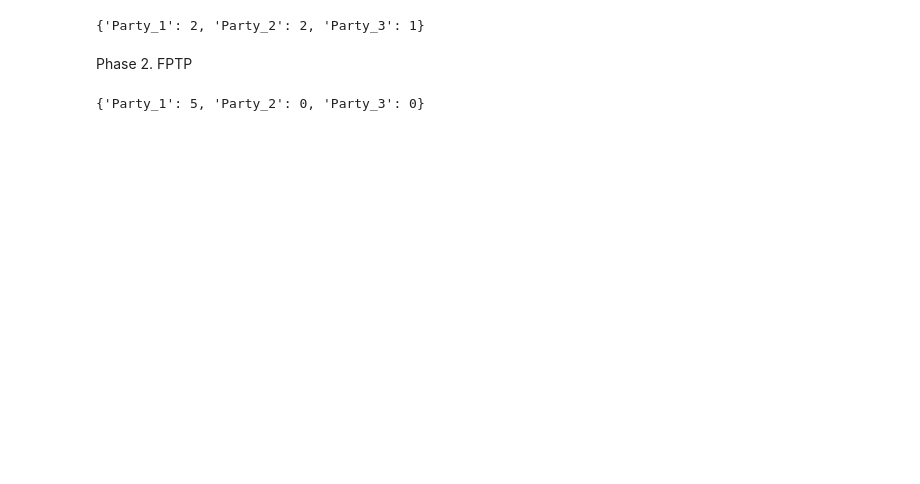
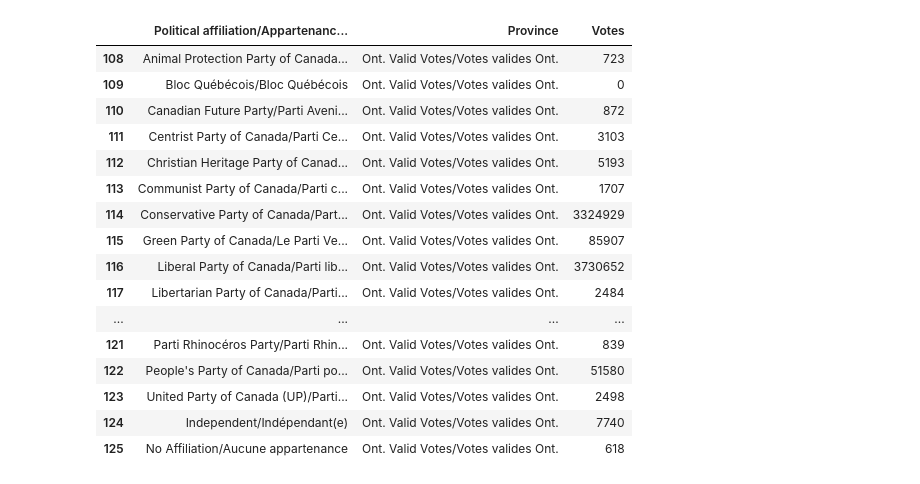
Before and after one commit to nervoustechie/canada-electoral-analysis, a Jupyter notebook: ElectoralAnalysis.ipynb, the cells around one changed output. Saved outputs shown, nothing was run; the diff lists cells and outputs as text; code cells hidden in the pictures; blank space fills up the shorter version.

```diff
--- a/ElectoralAnalysis.ipynb
+++ b/ElectoralAnalysis.ipynb
@@ -18,0 +45,11 @@ seats = 5
+# %%
+# Source - https://stackoverflow.com/a/51754373
+# Posted by George Liu, modified by community. See post 'Timeline' for change history
+# Retrieved 2026-04-16, License - CC BY-SA 4.0
+
+df = df.reset_index()
+df_melt = df.melt(
+    id_vars="Political affiliation/Appartenance politique",
+    var_name="Province",
+    value_name="Votes"
+)
@@ -19 +72,32 @@ seats = 5
+# %%
+NS = df_melt[df_melt["Province"] == "N.S. Valid Votes/Votes valides N.-É."]
+PE = df_melt[df_melt["Province"] == "P.E.I. Valid Votes/Votes valides Î.-P.-É."]
+ON = df_melt[df_melt["Province"] == "Ont. Valid Votes/Votes valides Ont."]
+QC = df_melt[df_melt["Province"] == "Que. Valid Votes/Votes valides Qc"]
+SK = df_melt[df_melt["Province"] == "Sask. Valid Votes/Votes valides Sask."]
+MB = df_melt[df_melt["Province"] == "Man. Valid Votes/Votes valides Man."]
+NB = df_melt[df_melt["Province"] == "Sask. Valid Votes/Votes valides Sask."]
+NL = df_melt[df_melt["Province"] == "N.L. Valid Votes/Votes valides T.-N.-L."]
+AB = df_melt[df_melt["Province"] == "Alta. Valid Votes/Votes valides Alb."]
+BC = df_melt[df_melt["Province"] == "B.C. Valid Votes/Votes valides C.-B."]
+# %%
+ON
+# %% [output]
+|  | Political affiliation/Appartenanc... | Province | Votes |
+| 108 | Animal Protection Party of Canada... | Ont. Valid Votes/Votes valides Ont. | 723 |
+| 109 | Bloc Québécois/Bloc Québécois | Ont. Valid Votes/Votes valides Ont. | 0 |
+| 110 | Canadian Future Party/Parti Aveni... | Ont. Valid Votes/Votes valides Ont. | 872 |
+| 111 | Centrist Party of Canada/Parti Ce... | Ont. Valid Votes/Votes valides Ont. | 3103 |
+| 112 | Christian Heritage Party of Canad... | Ont. Valid Votes/Votes valides Ont. | 5193 |
+| 113 | Communist Party of Canada/Parti c... | Ont. Valid Votes/Votes valides Ont. | 1707 |
+| 114 | Conservative Party of Canada/Part... | Ont. Valid Votes/Votes valides Ont. | 3324929 |
+| 115 | Green Party of Canada/Le Parti Ve... | Ont. Valid Votes/Votes valides Ont. | 85907 |
+| 116 | Liberal Party of Canada/Parti lib... | Ont. Valid Votes/Votes valides Ont. | 3730652 |
+| 117 | Libertarian Party of Canada/Parti... | Ont. Valid Votes/Votes valides Ont. | 2484 |
+| ... | ... | ... | ... |
+| 121 | Parti Rhinocéros Party/Parti Rhin... | Ont. Valid Votes/Votes valides Ont. | 839 |
+| 122 | People's Party of Canada/Parti po... | Ont. Valid Votes/Votes valides Ont. | 51580 |
+| 123 | United Party of Canada (UP)/Parti... | Ont. Valid Votes/Votes valides Ont. | 2498 |
+| 124 | Independent/Indépendant(e) | Ont. Valid Votes/Votes valides Ont. | 7740 |
+| 125 | No Affiliation/Aucune appartenance | Ont. Valid Votes/Votes valides Ont. | 618 |
 # %%
@@ -34,16 +121,3 @@ def dhondt(votes, seats):
         allocation[party] += 1
 
     return allocation
-# %%
-votes = {
-    'Party_1': 34000,
-    'Party_2': 28000,
-    'Party_3': 15000
-}
-
-result = dhondt(votes, seats)
-print(result)
-# %% [output]
-{'Party_1': 2, 'Party_2': 2, 'Party_3': 1}
-# %% [markdown]
-Phase 2. FPTP
@@ -56,5 +123,0 @@ def fptp(votes, seats):
-# %%
-fptp_result = fptp(votes, seats)
-print(fptp_result)
-# %% [output]
-{'Party_1': 5, 'Party_2': 0, 'Party_3': 0}
```
Also changed, not shown: parts of 12 cells of this notebook, 1 other file.
